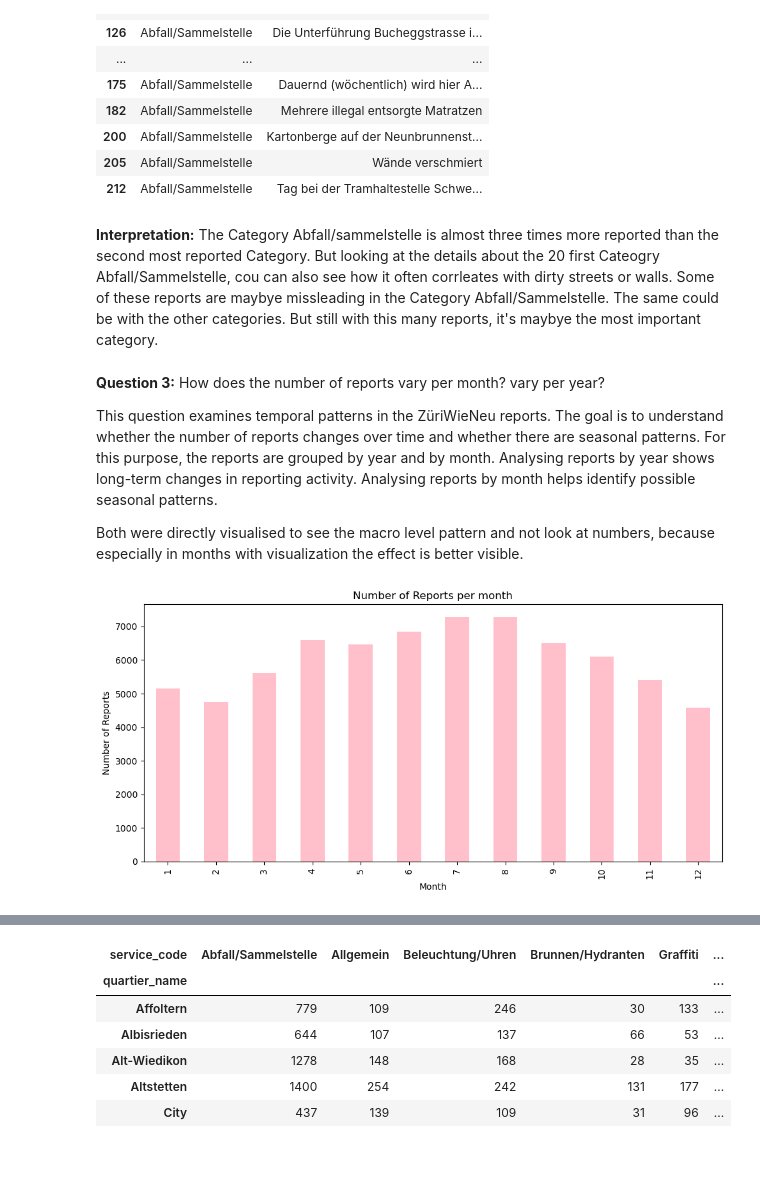
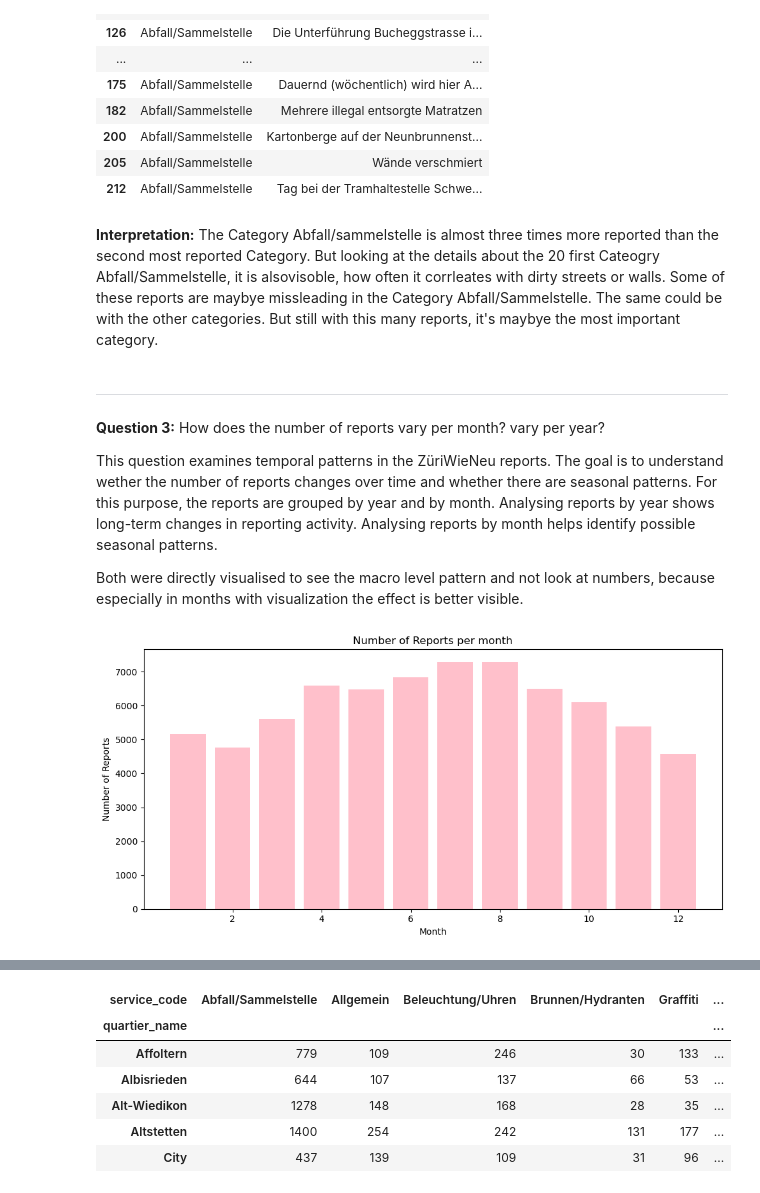
Before and after one commit to ripy250/project_ri, a Jupyter notebook: notebooks/analysis_and_visulaization.ipynb, the cells around one changed output, grey strips where cells are left out. Saved outputs shown, nothing was run; the diff lists cells and outputs as text; code cells hidden in the pictures; blank space fills up the shorter version.

```diff
--- a/notebooks/analysis_and_visulaization.ipynb
+++ b/notebooks/analysis_and_visulaization.ipynb
@@ -245,38 +334,45 @@ reports_with_quartiere.loc[
 | 212 | Abfall/Sammelstelle | Tag bei der Tramhaltestelle Schwe... |
 # %% [markdown]
 **Interpretation:**
-The Category Abfall/sammelstelle is almost three times more reported than the second most reported Category. But looking at the details about the 20 first Cateogry Abfall/Sammelstelle, cou can also see how it often corrleates with dirty streets or walls. Some of these reports are maybye missleading in the Category Abfall/Sammelstelle. The same could be with the other categories. But still with this many reports, it's maybye the most important category.
+The Category Abfall/sammelstelle is almost three times more reported than the second most reported Category. But looking at the details about the 20 first Cateogry Abfall/Sammelstelle, it is alsovisoble, how often  it corrleates with dirty streets or walls. Some of these reports are maybye missleading in the Category Abfall/Sammelstelle. The same could be with the other categories. But still with this many reports, it's maybye the most important category.
 # %% [markdown]
+---
 **Question 3:** How does the number of reports vary per month? vary per year?
 
-This question examines temporal patterns in the ZüriWieNeu reports. The goal is to understand whether the number of reports changes over time and whether there are seasonal patterns. For this purpose, the reports are grouped by year and by month. Analysing reports by year shows long-term changes in reporting activity. Analysing reports by month helps identify possible seasonal patterns.
+This question examines temporal patterns in the ZüriWieNeu reports. The goal is to understand wether the number of reports changes over time and whether there are seasonal patterns. For this purpose, the reports are grouped by year and by month. Analysing reports by year shows long-term changes in reporting activity. Analysing reports by month helps identify possible seasonal patterns.
 
 Both were directly visualised to see the macro level pattern and not look at numbers, because especially in months with visualization the effect is better visible.
 # %%
 reports_per_month = (
     reports_with_quartiere
     # the dataset was grouped by the month_requested
     .groupby("month_requested")
     #this functions counts how many times the month_requested is in the reports
     .size()
 )
 
-ax = reports_per_month.plot(
-    x="month_requested",
-    y="number_of_reports",
-    kind="bar",
-    figsize=(10, 5),
-    color= "pink",
-    legend=False
+fig, ax = plt.subplots(figsize=(10, 5))
+
+ax.bar(
+    reports_per_month.index,
+    reports_per_month.values,
+    color="pink"
 )
 
 ax.set_title("Number of Reports per month")
 ax.set_xlabel("Month")
 ax.set_ylabel("Number of Reports")
 # setting this function, so the axes and titles are celan in the layout
 plt.tight_layout()
+
+fig.savefig("../output/maps/number_reports_month.png",
+    dpi=300,
+    bbox_inches="tight"
+)
+
+plt.show()
 # %% [output]
-[figure, old version]
+[figure, new version]
 # %%
 reports_per_year = (
     reports_with_quartiere
```
Also changed, not shown: parts of 47 cells of this notebook, 19 other files.
